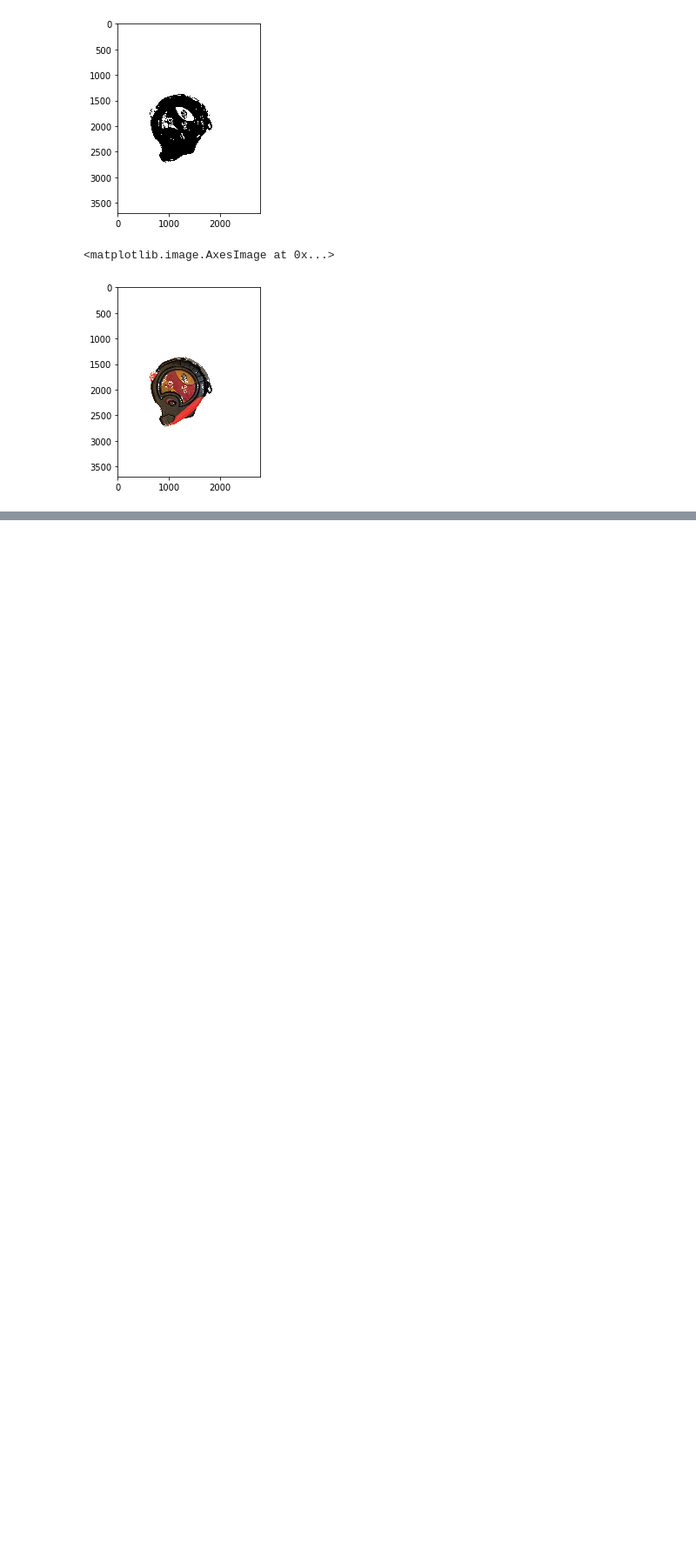
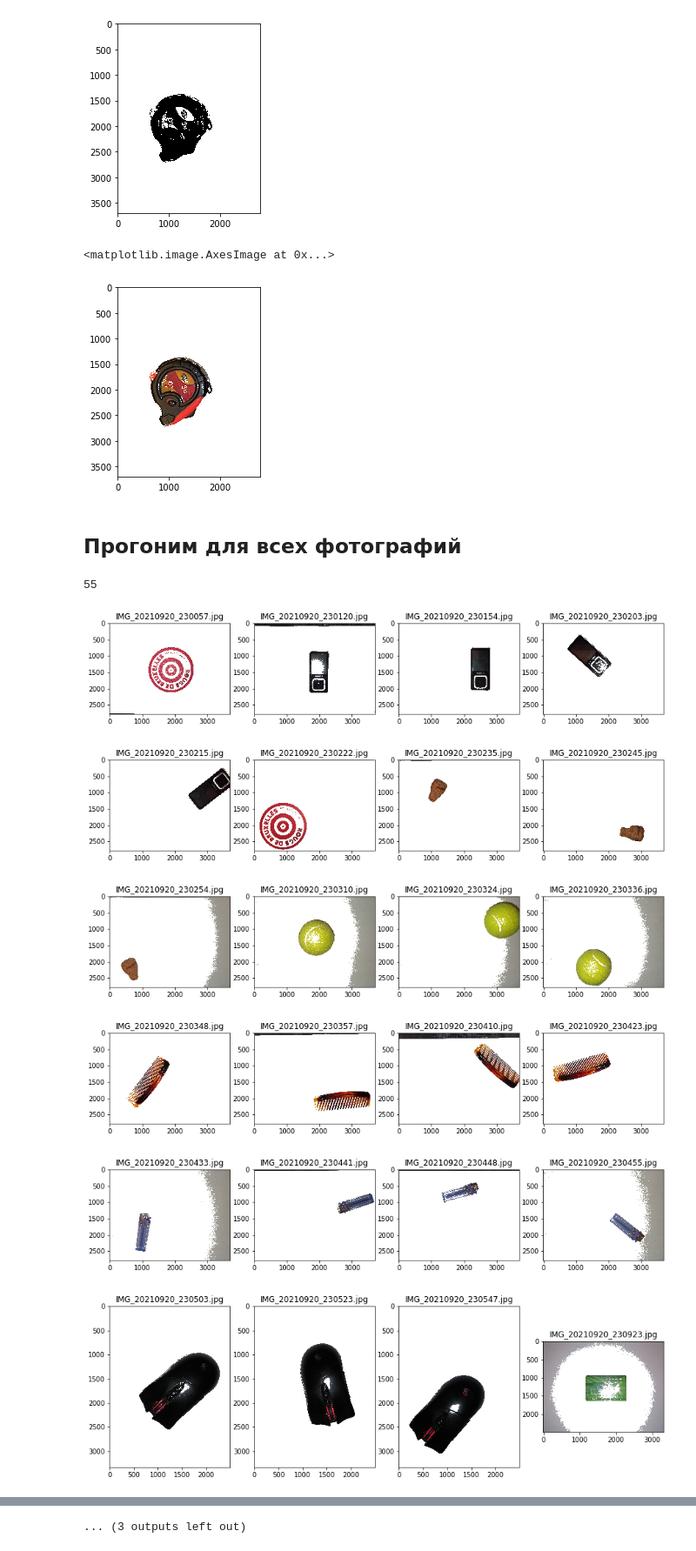
Before and after one commit to Nikitagritsaenko/Intelligent-placer-and-checker, a Jupyter notebook: project.ipynb, the cells around one changed output, grey strips where cells are left out. Shown at 87% size. Drawn from its saved outputs; the diff is of its cells as text; code cells hidden in the pictures; blank space fills up the shorter version.

Commit message:
Run cutting for all dataset

```diff
--- a/project.ipynb
+++ b/project.ipynb
@@ -77,3 +77,33 @@ plt.imshow(result)
 # %% [output]
 <matplotlib.image.AxesImage at 0x...>
 [figure]
+# %% [markdown]
+## Прогоним для всех фотографий
+# %%
+from os import listdir
+from os.path import isfile, join
+
+directory = "ML2021Dataset"
+
+allFiles = [f for f in listdir(directory) if isfile(join(directory, f))]
+#allFiles = allFiles[0:3]
+print(len(allFiles))
+
+for i in range(len(allFiles)):
+    count_in_raw = 4
+    if (i % count_in_raw == 0):
+        fig, ax = plt.subplots(1, count_in_raw, figsize=(15, 10))
+    filename = allFiles[i]
+    image = read_image(filename)
+    image_cropped = cut_edges(image, 0.1)
+    result = crop_by_mask(image_cropped)
+    ax.flatten()[i%count_in_raw].set_title(filename)
+    ax.flatten()[i%count_in_raw].imshow(result)
+# %% [output]
+55
+[figure, added]
+[figure, added]
+[figure, added]
+[figure, added]
+[figure, added]
+[figure, added]
@@ -79,0 +115 @@ plt.imshow(result)
+... (3 outputs left out)
```
Also changed, not shown: parts of 1 cell of this notebook.
